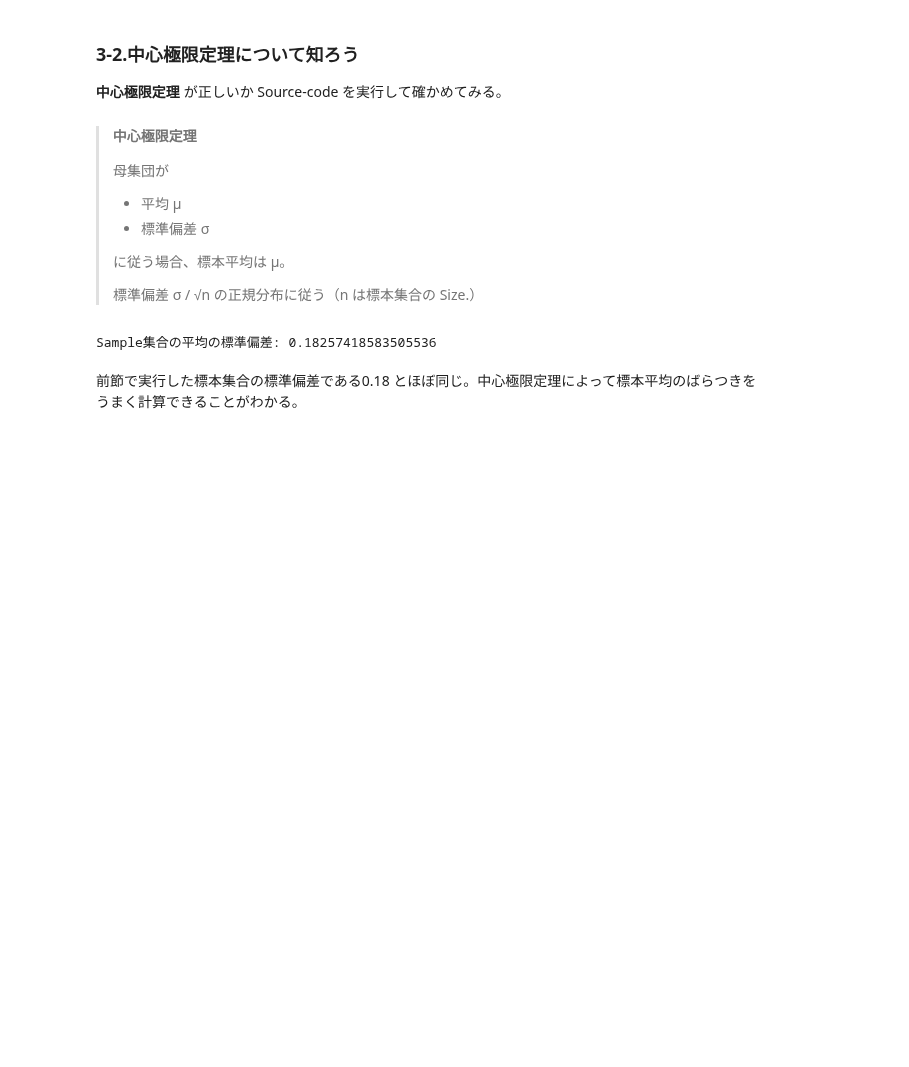
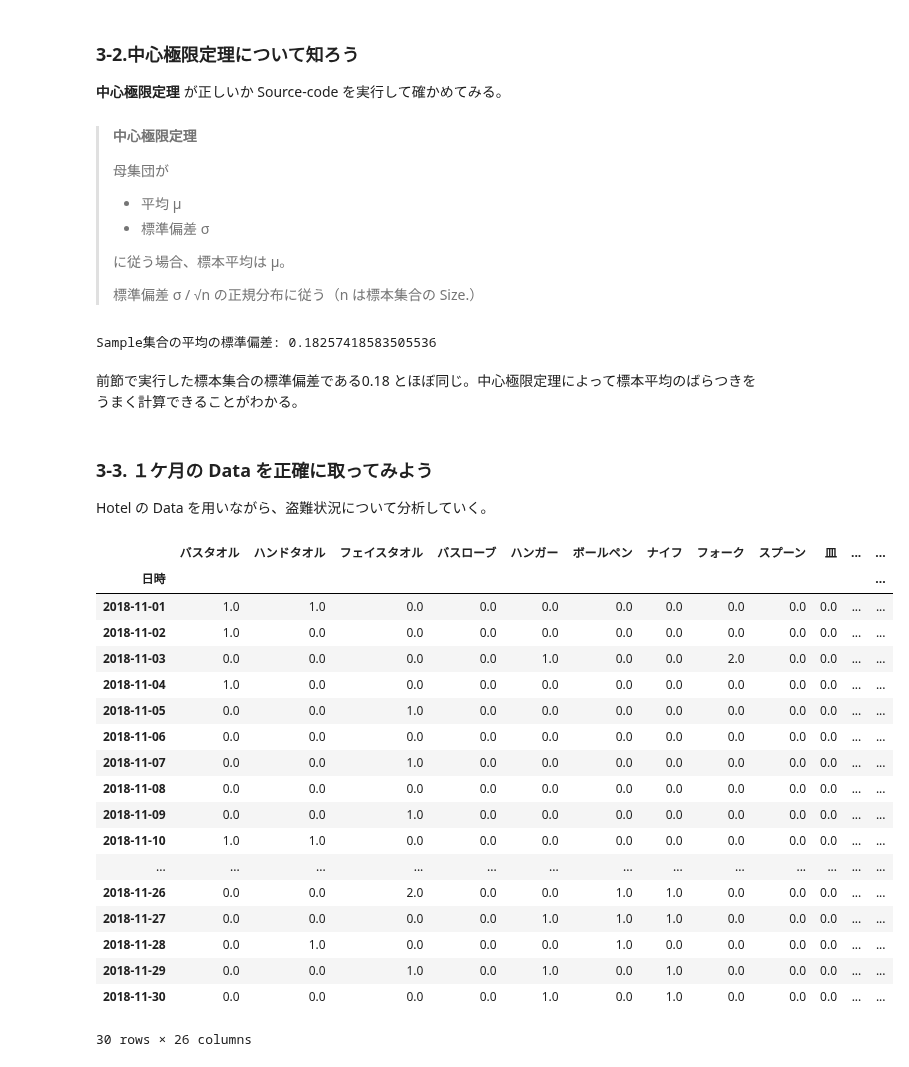
Before and after one commit to 1024xx4/math_programing_for_ai_and_ds, a Jupyter notebook: section03/section03.ipynb, the cells around one changed output. Saved outputs shown, nothing was run; the diff lists cells and outputs as text; code cells hidden in the pictures; blank space fills up the shorter version.

Commit message:
Feat: １ケ月の Data を正確に取ってみる#5

```diff
--- a/section03/section03.ipynb
+++ b/section03/section03.ipynb
@@ -226,3 +226,32 @@ print(f"Sample集合の平均の標準偏差: {sample_std}")
 Sample集合の平均の標準偏差: 0.18257418583505536
 # %% [markdown]
 前節で実行した標本集合の標準偏差である0.18 とほぼ同じ。中心極限定理によって標本平均のばらつきをうまく計算できることがわかる。
+# %% [markdown]
+### 3-3. １ケ月の Data を正確に取ってみよう
+Hotel の Data を用いながら、盗難状況について分析していく。
+# %%
+# 1ヶ月分の被害List を読み込む
+import pandas as pd
+
+df_theft_201811 = pd.read_csv('theft_list_201811.csv', index_col=0, parse_dates=[0])
+df_theft_201811
+# %% [output]
+|  | バスタオル | ハンドタオル | フェイスタオル | バスローブ | ハンガー | ボールペン | ナイフ | フォーク | スプーン | 皿 | ... | ... |
+| 日時 |  |  |  |  |  |  |  |  |  |  |  | ... |
+| 2018-11-01 | 1.0 | 1.0 | 0.0 | 0.0 | 0.0 | 0.0 | 0.0 | 0.0 | 0.0 | 0.0 | ... | ... |
+| 2018-11-02 | 1.0 | 0.0 | 0.0 | 0.0 | 0.0 | 0.0 | 0.0 | 0.0 | 0.0 | 0.0 | ... | ... |
+| 2018-11-03 | 0.0 | 0.0 | 0.0 | 0.0 | 1.0 | 0.0 | 0.0 | 2.0 | 0.0 | 0.0 | ... | ... |
+| 2018-11-04 | 1.0 | 0.0 | 0.0 | 0.0 | 0.0 | 0.0 | 0.0 | 0.0 | 0.0 | 0.0 | ... | ... |
+| 2018-11-05 | 0.0 | 0.0 | 1.0 | 0.0 | 0.0 | 0.0 | 0.0 | 0.0 | 0.0 | 0.0 | ... | ... |
+| 2018-11-06 | 0.0 | 0.0 | 0.0 | 0.0 | 0.0 | 0.0 | 0.0 | 0.0 | 0.0 | 0.0 | ... | ... |
+| 2018-11-07 | 0.0 | 0.0 | 1.0 | 0.0 | 0.0 | 0.0 | 0.0 | 0.0 | 0.0 | 0.0 | ... | ... |
+| 2018-11-08 | 0.0 | 0.0 | 0.0 | 0.0 | 0.0 | 0.0 | 0.0 | 0.0 | 0.0 | 0.0 | ... | ... |
+| 2018-11-09 | 0.0 | 0.0 | 1.0 | 0.0 | 0.0 | 0.0 | 0.0 | 0.0 | 0.0 | 0.0 | ... | ... |
+| 2018-11-10 | 1.0 | 1.0 | 0.0 | 0.0 | 0.0 | 0.0 | 0.0 | 0.0 | 0.0 | 0.0 | ... | ... |
+| ... | ... | ... | ... | ... | ... | ... | ... | ... | ... | ... | ... | ... |
+| 2018-11-26 | 0.0 | 0.0 | 2.0 | 0.0 | 0.0 | 1.0 | 1.0 | 0.0 | 0.0 | 0.0 | ... | ... |
+| 2018-11-27 | 0.0 | 0.0 | 0.0 | 0.0 | 1.0 | 1.0 | 1.0 | 0.0 | 0.0 | 0.0 | ... | ... |
+| 2018-11-28 | 0.0 | 1.0 | 0.0 | 0.0 | 0.0 | 1.0 | 0.0 | 0.0 | 0.0 | 0.0 | ... | ... |
+| 2018-11-29 | 0.0 | 0.0 | 1.0 | 0.0 | 1.0 | 0.0 | 1.0 | 0.0 | 0.0 | 0.0 | ... | ... |
+| 2018-11-30 | 0.0 | 0.0 | 0.0 | 0.0 | 1.0 | 0.0 | 1.0 | 0.0 | 0.0 | 0.0 | ... | ... |
+30 rows × 26 columns
```
Also changed, not shown: parts of 3 cells of this notebook, 2 other files.
